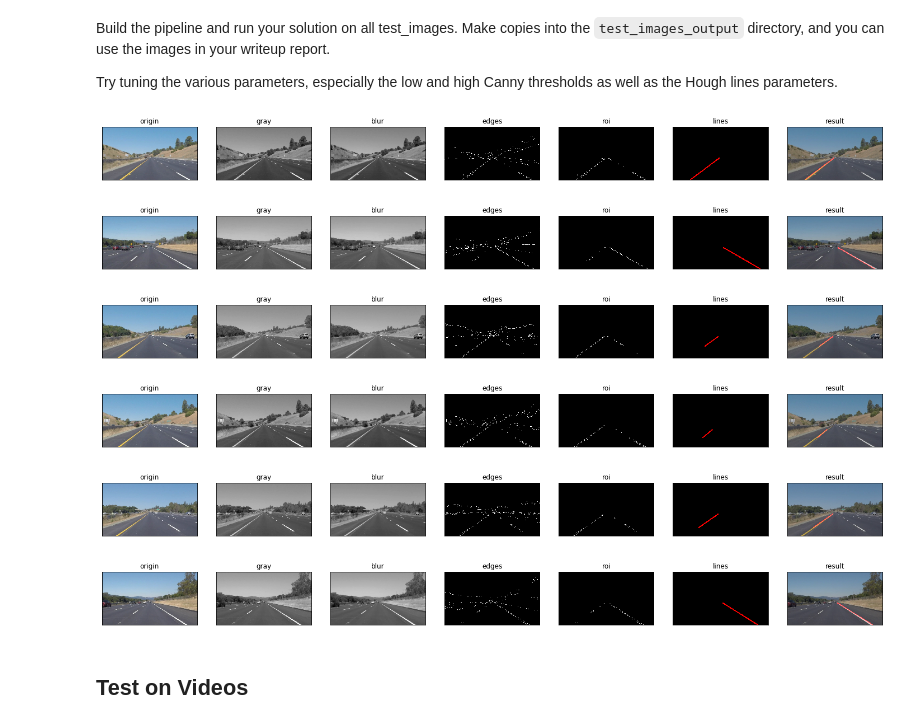
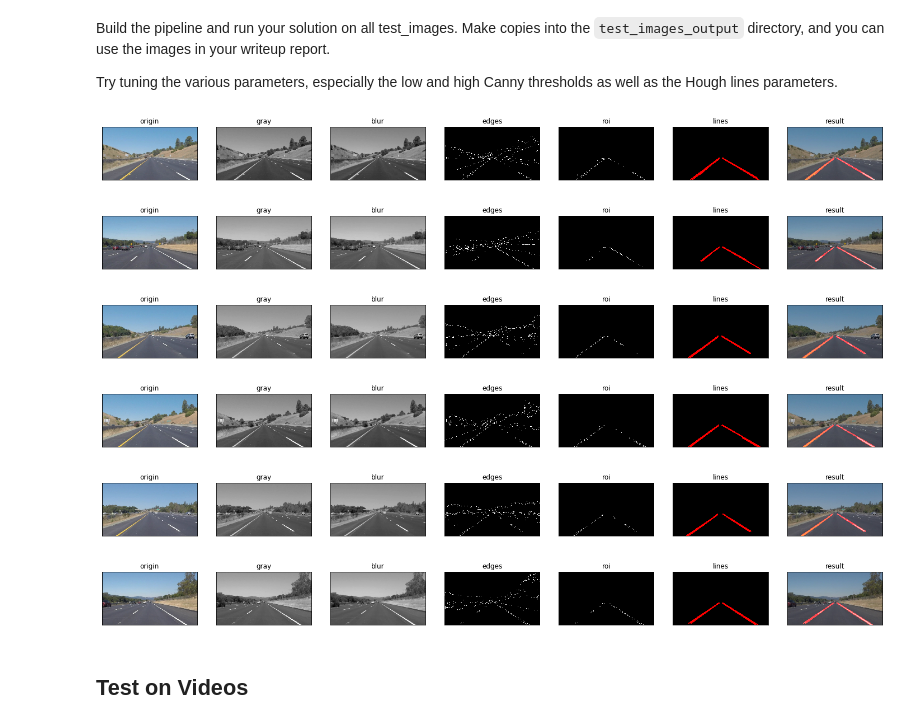
Before and after one commit to ahmed-hassan97/Finding-Lane-Lines, a Jupyter notebook: Finding-Lane-Lines.ipynb, the cells around one changed output. Cells and saved outputs as stored; diff of their text form; code cells hidden in the pictures.

Commit message:
some result

```diff
--- a/Finding-Lane-Lines.ipynb
+++ b/Finding-Lane-Lines.ipynb
@@ -29,0 +19,26 @@ This image is: <class 'numpy.ndarray'> with dimensions: (540, 960, 3)
+# %%
+#reading in an image
+image = mpimg.imread('test_images/solidWhiteRight.jpg')
+gray = cv2.cvtColor(image, cv2.COLOR_RGB2GRAY)
+blur = cv2.GaussianBlur(gray, (5, 5), 0)
+edges = cv2.Canny(blur, 50, 150)
+roi = get_roi(edges)
+lines = hough_lines(roi, 2, np.pi / 180, 50, 100, 160)
+result = cv2.addWeighted(image, 0.8, lines, 1., 0.)
+
+plt.figure(figsize=(25,15))
+plt.subplot(171), plt.imshow(image)
+plt.title("origin"), plt.xticks([]), plt.yticks([])
+plt.subplot(172), plt.imshow(gray, cmap='gray')
+plt.title("gray"), plt.xticks([]), plt.yticks([])
+plt.subplot(173), plt.imshow(blur, cmap='gray')
+plt.title("blur"), plt.xticks([]), plt.yticks([])
+plt.subplot(174), plt.imshow(edges, cmap='gray')
+plt.title("edges"), plt.xticks([]), plt.yticks([])
+plt.subplot(175), plt.imshow(roi, cmap='gray')
+plt.title("roi"), plt.xticks([]), plt.yticks([])
+plt.subplot(176), plt.imshow(lines, cmap='gray')
+plt.title("lines"), plt.xticks([]), plt.yticks([])
+plt.subplot(177), plt.imshow(result)
+plt.title("result"), plt.xticks([]), plt.yticks([])
+plt.show()
@@ -50,9 +67,9 @@ def get_roi(img):
     # define vertices by four points
     xsize = img.shape[1]
     ysize = img.shape[0]
-    left_bottom = (0, ysize)
+    left_bottom = (80, ysize)
     left_top = (xsize / 2 - 50, ysize / 2 + 50)
-    right_bottom = (xsize, ysize)
+    right_bottom = (xsize - 80, ysize)
     right_top = (xsize / 2 + 50, ysize / 2 + 50)
     vertices = np.array([[left_bottom, left_top, right_top, right_bottom]], dtype=np.int32)
 
@@ -73,13 +90,13 @@ def get_roi(img):
 
 def draw_lines(img, lines, color=[255, 0, 0], thickness=10):
     for line in lines:
-        cv2.line(img, (line[0], line[1]), (line[2], line[3]), color, thickness)
+        cv2.line(img, (line[0][0], line[0][1]), (line[0][2], line[0][3]), color, thickness)
 
 def hough_lines(img, rho, theta, threshold, min_line_len, max_line_gap):
     lines = cv2.HoughLinesP(img, rho, theta, threshold, np.array([]), minLineLength=min_line_len,
                             maxLineGap=max_line_gap)
     line_img = np.zeros((img.shape[0], img.shape[1], 3), dtype=np.uint8)
-    draw_lines(line_img, lines[0])
+    draw_lines(line_img, lines)
     return line_img
 # %% [markdown]
 ## Build a Lane Finding Pipeline
@@ -90,40 +107,38 @@ Try tuning the various parameters, especially the low and high Canny thresholds
 # %%
 frames = os.listdir("test_images/")
 
 for frame in frames:
-#     image_bgr = cv2.imread("test_images/" + frame)
-#     image = cv2.cvtColor(image_bgr, cv2.COLOR_BGR2RGB)
     image = mpimg.imread("test_images/" + frame)
     gray = cv2.cvtColor(image, cv2.COLOR_RGB2GRAY)
     blur = cv2.GaussianBlur(gray, (5, 5), 0)
-    edges = cv2.Canny(blur, 50, 200)
+    edges = cv2.Canny(blur, 50, 150)
     roi = get_roi(edges)
-    lines = hough_lines(roi, 2, np.pi / 180, 5, 1, 100)
+    lines = hough_lines(roi, 2, np.pi / 180, 50, 100, 160)
     result = cv2.addWeighted(image, 0.8, lines, 1., 0.)
 
     plt.figure(figsize=(25,15))
     plt.subplot(171), plt.imshow(image)
     plt.title("origin"), plt.xticks([]), plt.yticks([])
     plt.subplot(172), plt.imshow(gray, cmap='gray')
     plt.title("gray"), plt.xticks([]), plt.yticks([])
     plt.subplot(173), plt.imshow(blur, cmap='gray')
     plt.title("blur"), plt.xticks([]), plt.yticks([])
     plt.subplot(174), plt.imshow(edges, cmap='gray')
     plt.title("edges"), plt.xticks([]), plt.yticks([])
     plt.subplot(175), plt.imshow(roi, cmap='gray')
     plt.title("roi"), plt.xticks([]), plt.yticks([])
     plt.subplot(176), plt.imshow(lines, cmap='gray')
     plt.title("lines"), plt.xticks([]), plt.yticks([])
     plt.subplot(177), plt.imshow(result)
     plt.title("result"), plt.xticks([]), plt.yticks([])
     plt.show()
 # %% [output]
-[figure, old version]
+[figure, new version]
-[figure, old version]
+[figure, new version]
-[figure, old version]
+[figure, new version]
-[figure, old version]
+[figure, new version]
-[figure, old version]
+[figure, new version]
-[figure, old version]
+[figure, new version]
 # %% [markdown]
 ## Test on Videos
 # %%
```
Also changed, not shown: parts of 13 cells of this notebook, 13 other files.
